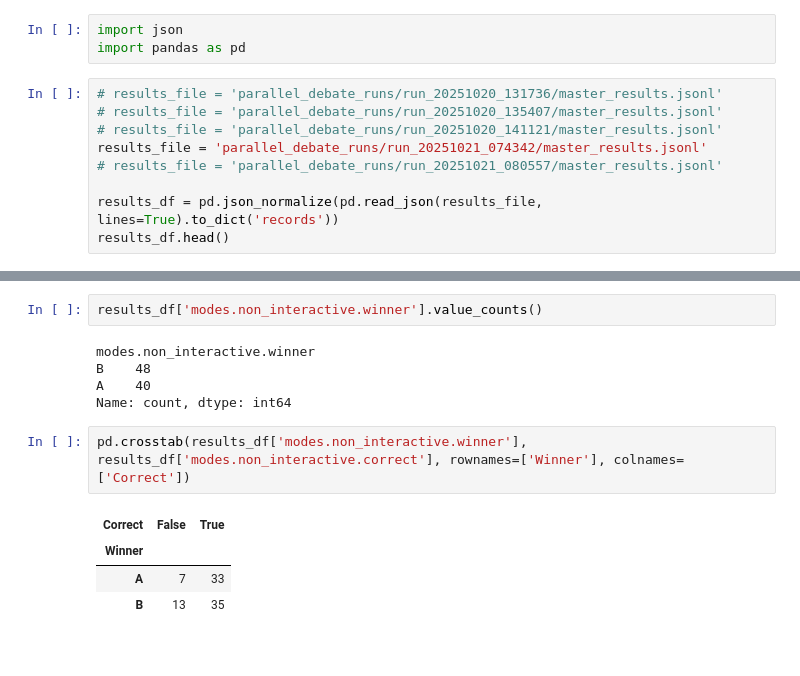
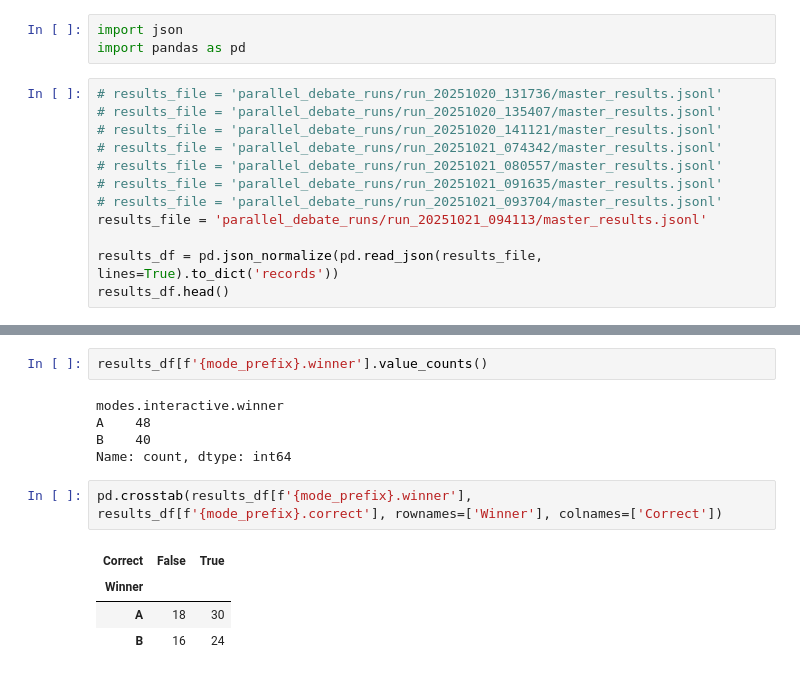
Before and after one commit to joshlevy89/llm_judge_debate, a Jupyter notebook: analyze_debate_results.ipynb, the cells around one changed output, grey strips where cells are left out. Drawn from its saved outputs; the diff is of its cells as text.

```diff
--- a/analyze_debate_results.ipynb
+++ b/analyze_debate_results.ipynb
@@ -12,8 +12,11 @@ import pandas as pd
 # results_file = 'parallel_debate_runs/run_20251020_131736/master_results.jsonl'
 # results_file = 'parallel_debate_runs/run_20251020_135407/master_results.jsonl'
 # results_file = 'parallel_debate_runs/run_20251020_141121/master_results.jsonl'
-results_file = 'parallel_debate_runs/run_20251021_074342/master_results.jsonl'
+# results_file = 'parallel_debate_runs/run_20251021_074342/master_results.jsonl'
 # results_file = 'parallel_debate_runs/run_20251021_080557/master_results.jsonl'
+# results_file = 'parallel_debate_runs/run_20251021_091635/master_results.jsonl'
+# results_file = 'parallel_debate_runs/run_20251021_093704/master_results.jsonl'
+results_file = 'parallel_debate_runs/run_20251021_094113/master_results.jsonl'
 
 results_df = pd.json_normalize(pd.read_json(results_file, lines=True).to_dict('records'))
 results_df.head()
@@ -99,14 +109,14 @@ plt.show()
 # %%
-results_df['modes.non_interactive.winner'].value_counts()
+results_df[f'{mode_prefix}.winner'].value_counts()
 # %% [output]
-modes.non_interactive.winner
-B    48
-A    40
+modes.interactive.winner
+A    48
+B    40
 Name: count, dtype: int64
 # %%
-pd.crosstab(results_df['modes.non_interactive.winner'], results_df['modes.non_interactive.correct'], rownames=['Winner'], colnames=['Correct'])
+pd.crosstab(results_df[f'{mode_prefix}.winner'], results_df[f'{mode_prefix}.correct'], rownames=['Winner'], colnames=['Correct'])
 # %% [output]
 | Correct | False | True |
 | Winner |  |  |
-| A | 7 | 33 |
-| B | 13 | 35 |
+| A | 18 | 30 |
+| B | 16 | 24 |
```
Also changed, not shown: parts of 7 cells of this notebook, 3 other files.
